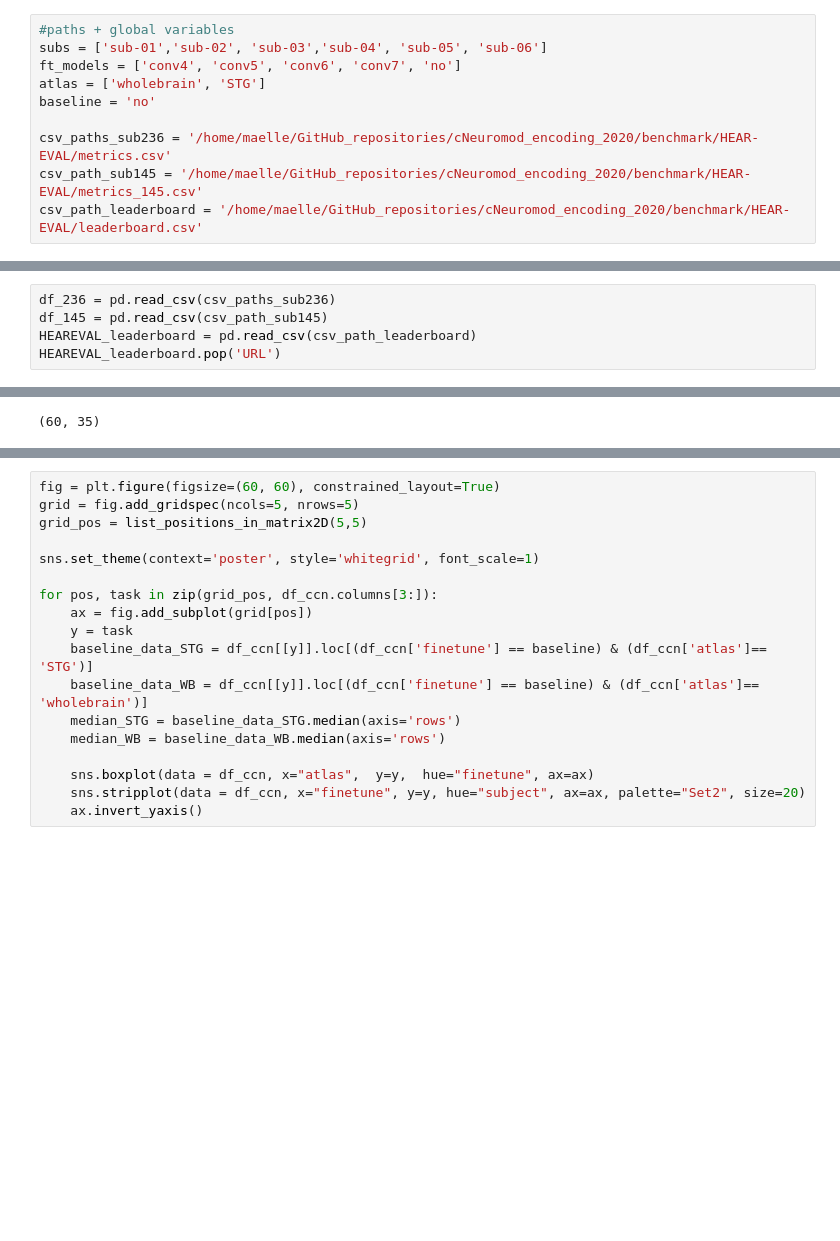
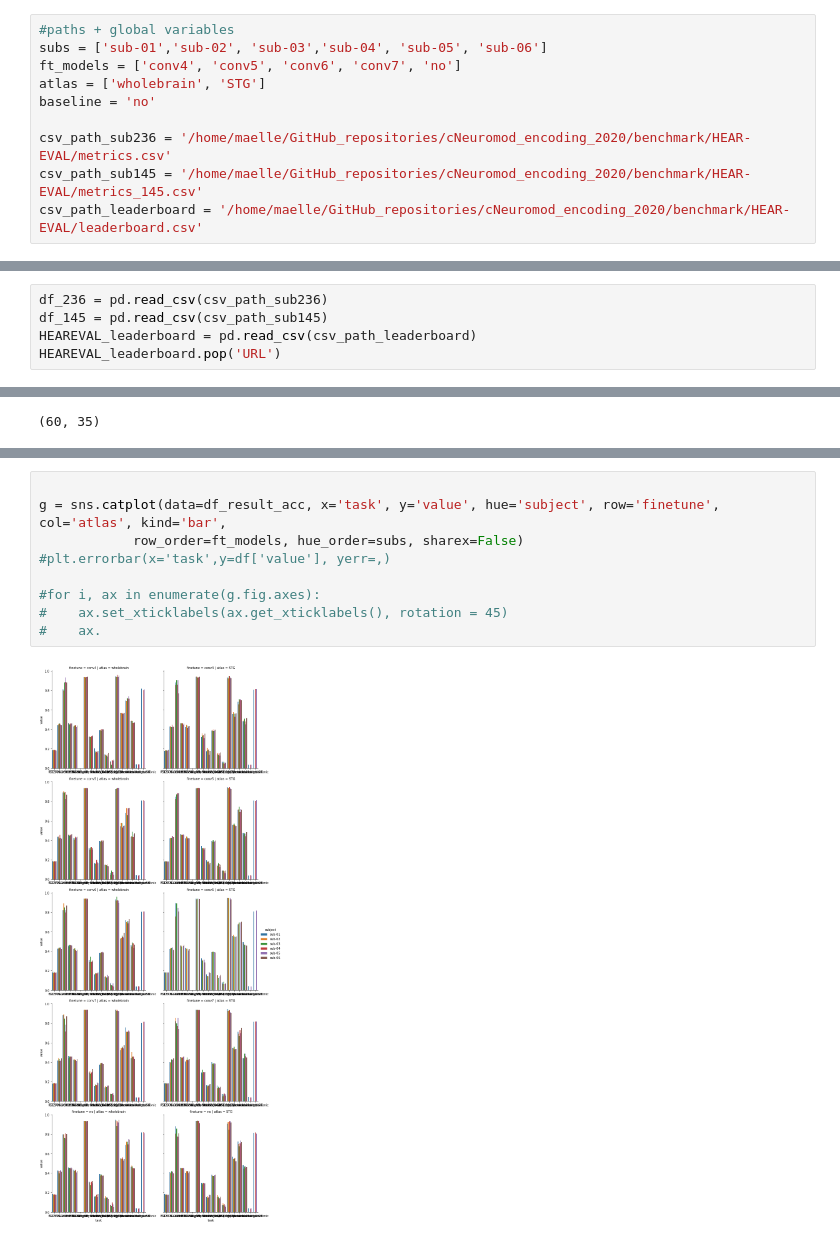
Before and after one commit to brain-bzh/cNeuromod_encoding_2020, a Jupyter notebook: jupyter_notebooks/hear_eval_figure.ipynb, the cells around one changed output, grey strips where cells are left out. Drawn from its saved outputs; the diff is of its cells as text; blank space fills up the shorter version.

Commit message:
visualisation notebooks

```diff
--- a/jupyter_notebooks/hear_eval_figure.ipynb
+++ b/jupyter_notebooks/hear_eval_figure.ipynb
@@ -13,7 +13,7 @@ ft_models = ['conv4', 'conv5', 'conv6', 'conv7', 'no']
 atlas = ['wholebrain', 'STG']
 baseline = 'no'
 
-csv_paths_sub236 = '/home/maelle/GitHub_repositories/cNeuromod_encoding_2020/benchmark/HEAR-EVAL/metrics.csv'
+csv_path_sub236 = '/home/maelle/GitHub_repositories/cNeuromod_encoding_2020/benchmark/HEAR-EVAL/metrics.csv'
 csv_path_sub145 = '/home/maelle/GitHub_repositories/cNeuromod_encoding_2020/benchmark/HEAR-EVAL/metrics_145.csv'
 csv_path_leaderboard = '/home/maelle/GitHub_repositories/cNeuromod_encoding_2020/benchmark/HEAR-EVAL/leaderboard.csv'
 # %%
@@ -38,7 +38,7 @@ def diff_df(df, subs, atlas):
             all_diff_df = all_diff_df.append(diff_df)
     return all_diff_df
 # %%
-df_236 = pd.read_csv(csv_paths_sub236)
+df_236 = pd.read_csv(csv_path_sub236)
 df_145 = pd.read_csv(csv_path_sub145)
 HEAREVAL_leaderboard = pd.read_csv(csv_path_leaderboard)
 HEAREVAL_leaderboard.pop('URL')
@@ -211,21 +200,14 @@ for task in df.columns[3:]:
-# %%
-fig = plt.figure(figsize=(60, 60), constrained_layout=True)
-grid = fig.add_gridspec(ncols=5, nrows=5)
-grid_pos = list_positions_in_matrix2D(5,5)
-
-sns.set_theme(context='poster', style='whitegrid', font_scale=1)
-
-for pos, task in zip(grid_pos, df_ccn.columns[3:]):
-    ax = fig.add_subplot(grid[pos])
-    y = task
-    baseline_data_STG = df_ccn[[y]].loc[(df_ccn['finetune'] == baseline) & (df_ccn['atlas']== 'STG')]
-    baseline_data_WB = df_ccn[[y]].loc[(df_ccn['finetune'] == baseline) & (df_ccn['atlas']== 'wholebrain')]
-    median_STG = baseline_data_STG.median(axis='rows')
-    median_WB = baseline_data_WB.median(axis='rows')
-
-    sns.boxplot(data = df_ccn, x="atlas",  y=y,  hue="finetune", ax=ax)
-    sns.stripplot(data = df_ccn, x="finetune", y=y, hue="subject", ax=ax, palette="Set2", size=20)
-    ax.invert_yaxis()
+# %%
+
+g = sns.catplot(data=df_result_acc, x='task', y='value', hue='subject', row='finetune', col='atlas', kind='bar',
+            row_order=ft_models, hue_order=subs, sharex=False)
+#plt.errorbar(x='task',y=df['value'], yerr=,)
+
+#for i, ax in enumerate(g.fig.axes):
+#    ax.set_xticklabels(ax.get_xticklabels(), rotation = 45)
+#    ax.
+# %% [output]
+[figure, added]
 # %%
 #mentionner l'accuracy moyenne a coté, et choisir quelques taches
 categories = ['subject', 'atlas', 'finetune',
```
Also changed, not shown: parts of 8 cells of this notebook, 5 other files.
